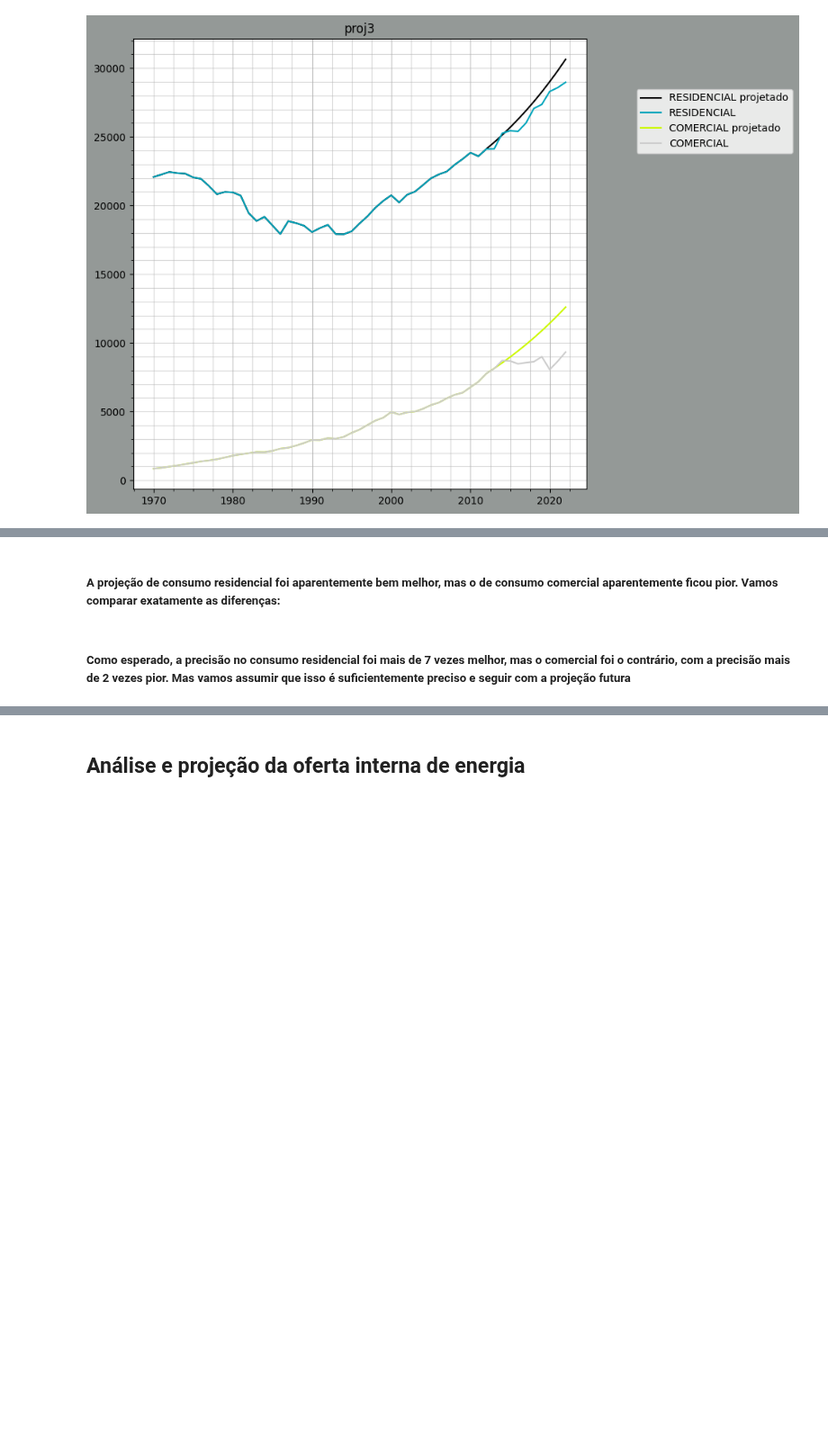
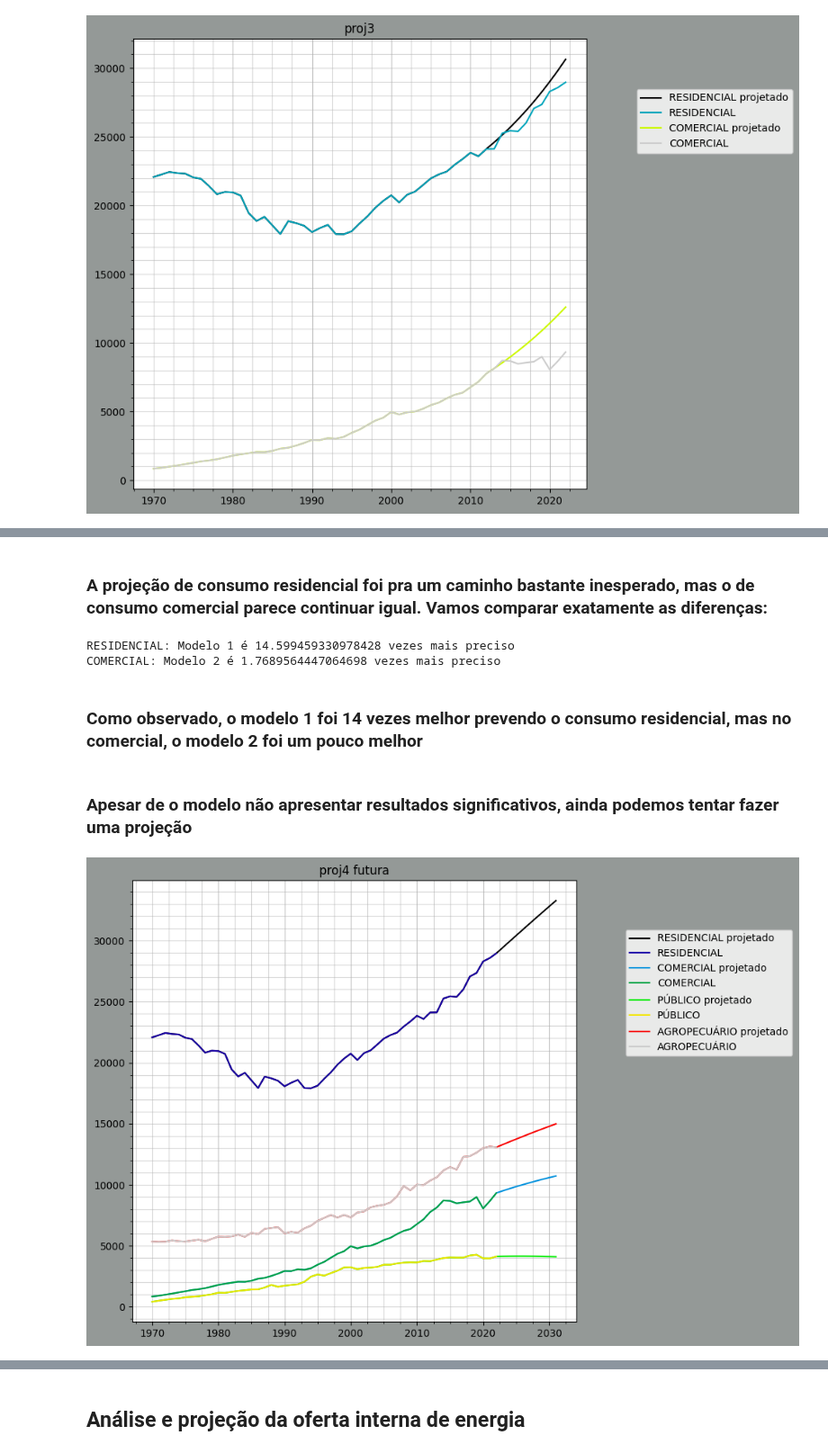
Before and after one commit to scrrpfv/projeto-ip, a Jupyter notebook: Analises/analise_projecao.ipynb, the cells around one changed output, grey strips where cells are left out. Shown at 90% size. Drawn from its saved outputs; the diff is of its cells as text; code cells hidden in the pictures; blank space fills up the shorter version.

```diff
--- a/Analises/analise_projecao.ipynb
+++ b/Analises/analise_projecao.ipynb
@@ -107,14 +96,24 @@ AttributeError: 'MultiData' object has no attribute 'projection_var'
 # %% [markdown]
-##### A projeção de consumo residencial foi aparentemente bem melhor, mas o de consumo comercial aparentemente ficou pior. Vamos comparar exatamente as diferenças:
+### A projeção de consumo residencial foi pra um caminho bastante inesperado, mas o de consumo comercial parece continuar igual. Vamos comparar exatamente as diferenças:
 # %%
-errors2 = errordiff(proj3, proj4)
-print(*errors2)
+errors2 = df.Projection.errordiff('proj3', 'proj4')
+for error in errors2:
+    print(error)
+# %% [output]
+RESIDENCIAL: Modelo 1 é 14.599459330978428 vezes mais preciso
+COMERCIAL: Modelo 2 é 1.7689564447064698 vezes mais preciso
-# %% [markdown]
-##### Como esperado, a precisão no consumo residencial foi mais de 7 vezes melhor, mas o comercial foi o contrário, com a precisão mais de 2 vezes pior. Mas vamos assumir que isso é suficientemente preciso e seguir com a projeção futura
+# %% [markdown]
+### Como observado, o modelo 1 foi 14 vezes melhor prevendo o consumo residencial, mas no comercial, o modelo 2 foi um pouco melhor
+# %% [markdown]
+### Apesar de o modelo não apresentar resultados significativos, ainda podemos tentar fazer uma projeção
 # %%
-df.projection_var(2028,
+proj4_futura = df.Projection.VAR(2032,
                   [(6, 'RESIDENCIAL'),
                    (6, 'COMERCIAL'),
                    (6, 'PÚBLICO'),
                    (6, 'AGROPECUÁRIO')],
                    'Projeção de consumo residencial e comercial')
+df.add_dataframe(proj4_futura, 'proj4_futura')
+df.Plotting.autoplot('proj4_futura')
+# %% [output]
+[figure, added]
```
Also changed, not shown: parts of 20 cells of this notebook, 1 other file.
